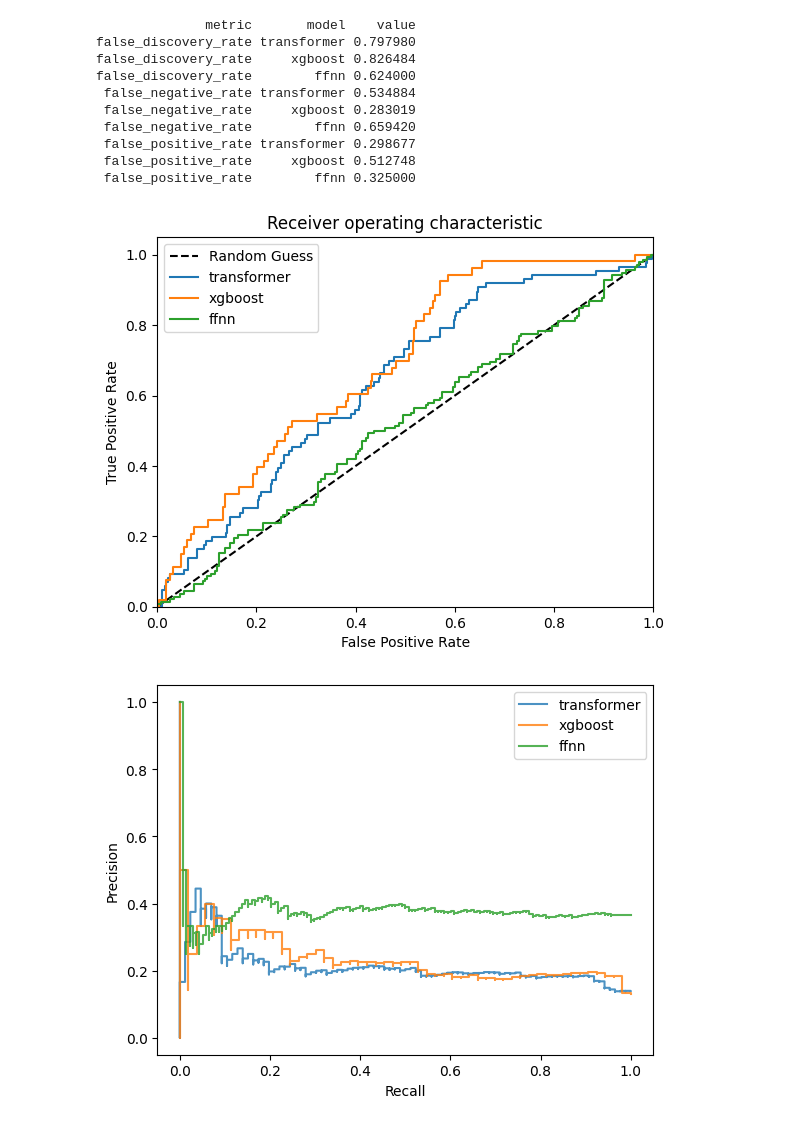
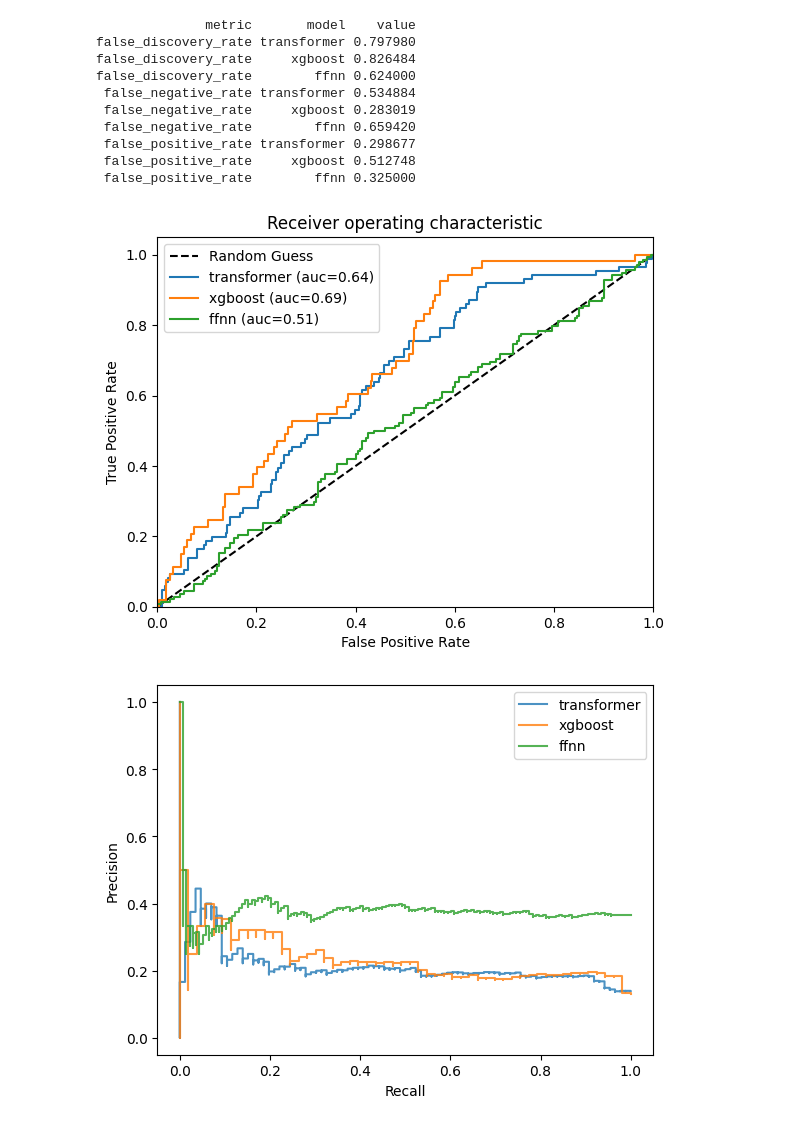
Before and after one commit to ewheeler/foresight, a Jupyter notebook: docs/hes_final/figs.ipynb, the cells around one changed output. Cells and saved outputs as stored; diff of their text form; code cells hidden in the pictures.

Commit message:
add auc to roc plot labels

```diff
--- a/docs/hes_final/figs.ipynb
+++ b/docs/hes_final/figs.ipynb
@@ -381,33 +381,29 @@ false_discovery_rate        ffnn 0.624000
 # %%
 #| label: fig-roc
 #| fig-cap: "Receiver operating characteristic"
 #| fig-subcap:
 #|   - "Comparison of model ROC"
 #| fig-alt:
 #|   - "ROC plot of models"
 #| layout-ncol: 1
 
 plt.figure()
 plt.plot([0,1],[0,1], "k--", label='Random Guess')
 
 for m, df in dfs.items():
-    fpr = dict()
-    tpr = dict()
-    roc_auc = dict()
-    for i in range(2):
-        fpr[i], tpr[i], _ = metrics.roc_curve(df[meta[m]['y_true']], df[meta[m]['y_pred_proba']])
-        roc_auc[i] = metrics.auc(fpr[i], tpr[i])
+    fpr, tpr, _ = metrics.roc_curve(df[meta[m]['y_true']], df[meta[m]['y_pred_proba']])
+    auc = metrics.roc_auc_score(df[meta[m]['y_true']], df[meta[m]['y_pred_proba']])
+    plt.plot(fpr, tpr, label=f"{m} (auc={auc:.02f})")
 
-    plt.plot(fpr[1], tpr[1], label=m)
     plt.xlim([0.0, 1.0])
     plt.ylim([0.0, 1.05])
     plt.xlabel('False Positive Rate')
     plt.ylabel('True Positive Rate')
     plt.title('Receiver operating characteristic')
 plt.legend(loc="best")
 plt.show()
 # %% [output]
-[figure, old version]
+[figure, new version]
 # %%
 #| label: fig-prc
 #| fig-cap: "Precision recall curve"
```
Also changed, not shown: parts of 1 cell of this notebook.
